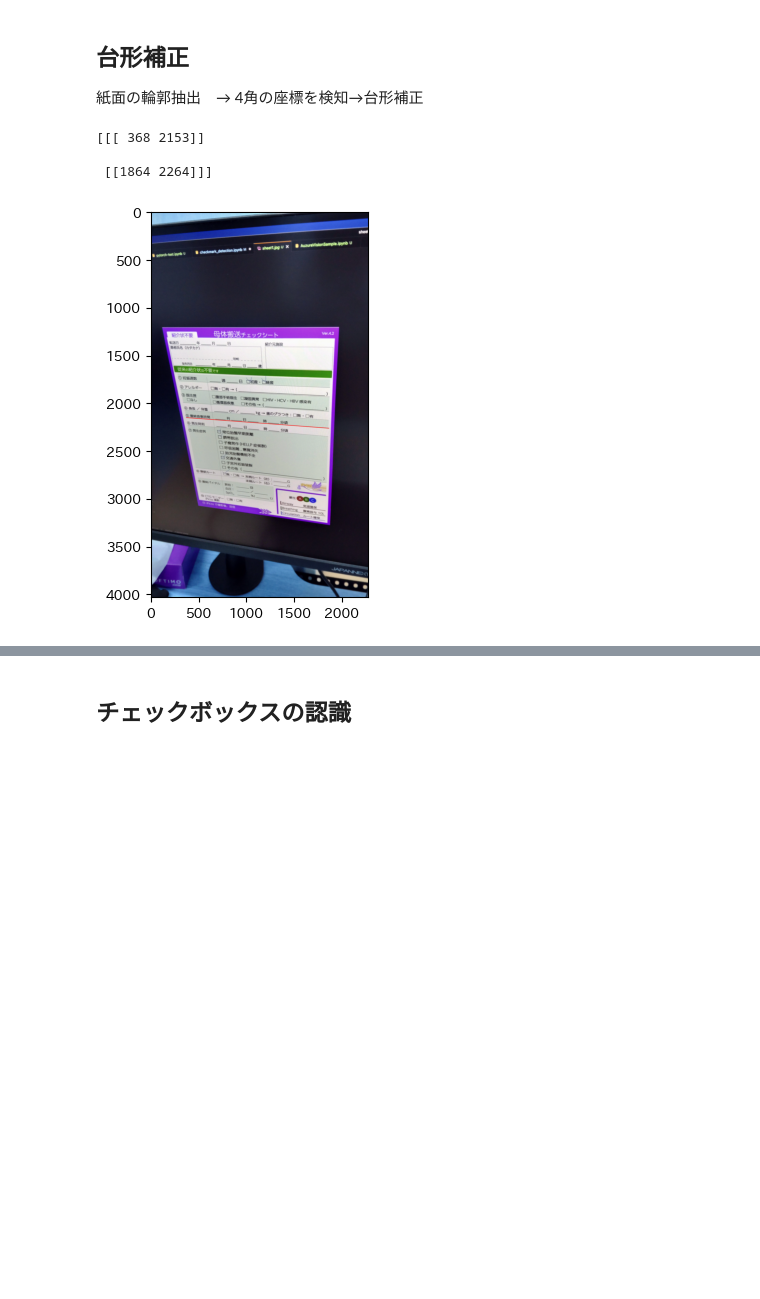
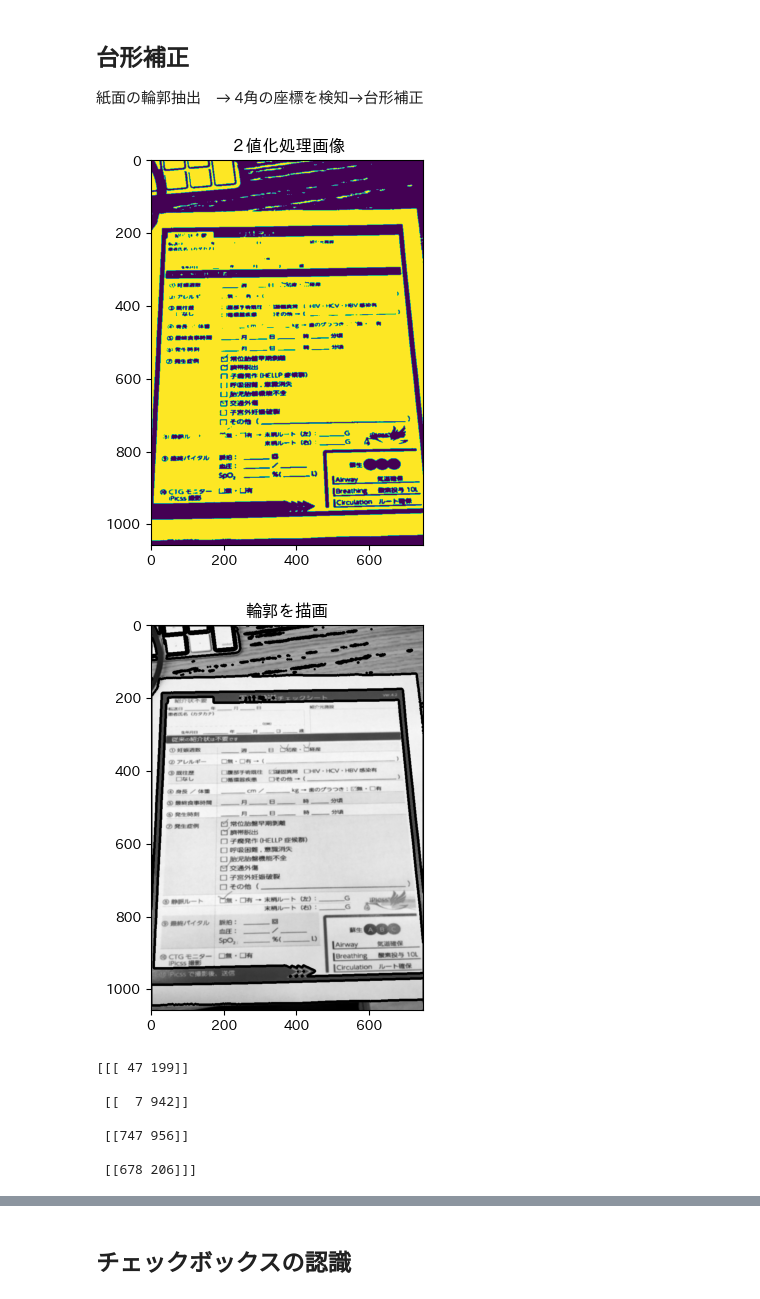
Before and after one commit to tsyu12345/OCR-Sample, a Jupyter notebook: OCR-Sample/checkmark_detection.ipynb, the cells around one changed output, grey strips where cells are left out. Drawn from its saved outputs; the diff is of its cells as text; code cells hidden in the pictures; blank space fills up the shorter version.

```diff
--- a/OCR-Sample/checkmark_detection.ipynb
+++ b/OCR-Sample/checkmark_detection.ipynb
@@ -130,7 +53,0 @@ def perspective_correction(image: Image, points: list[list[float]]):
-# %%
-detect_paper("../samples/DSC_0454.JPG" )
-# %% [output]
-[[[ 368 2153]]
-
- [[1864 2264]]]
-[figure, removed]
@@ -136,0 +181,18 @@ detect_paper("../samples/DSC_0454.JPG" )
+# %%
+try:
+    points = detect_paper(image)
+    #detect_edge(image)
+except IndexError:
+    print("Paper not detected")
+else:
+    image = perspective_correction(image, points)
+# %% [output]
+[figure, added]
+[figure, added]
+[[[ 47 199]]
+
+ [[  7 942]]
+
+ [[747 956]]
+
+ [[678 206]]]
```
Also changed, not shown: parts of 9 cells of this notebook, 18 other files.
